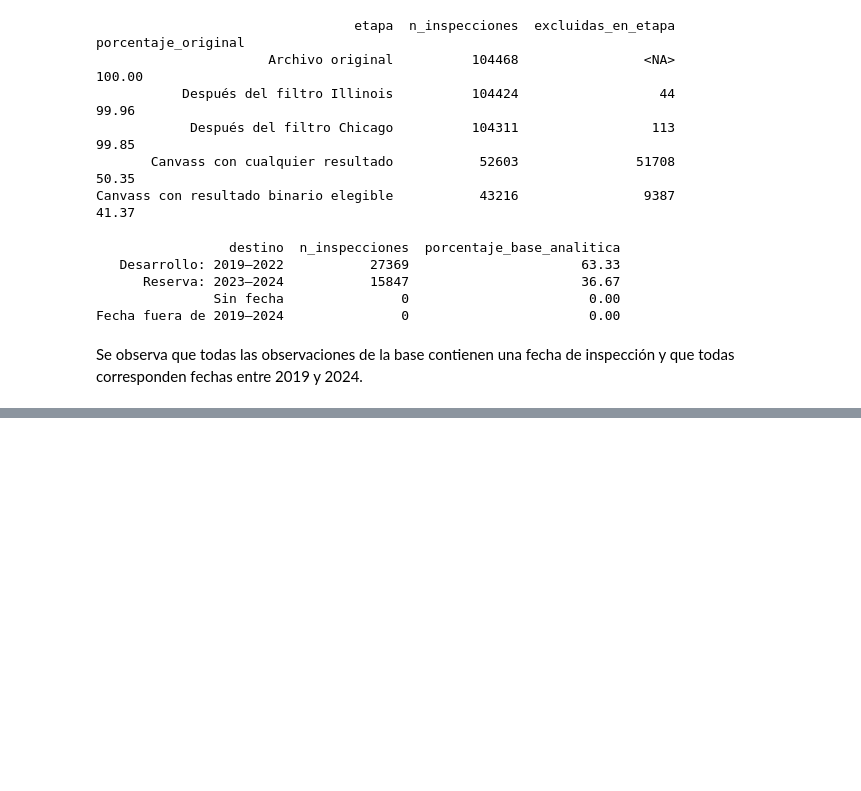
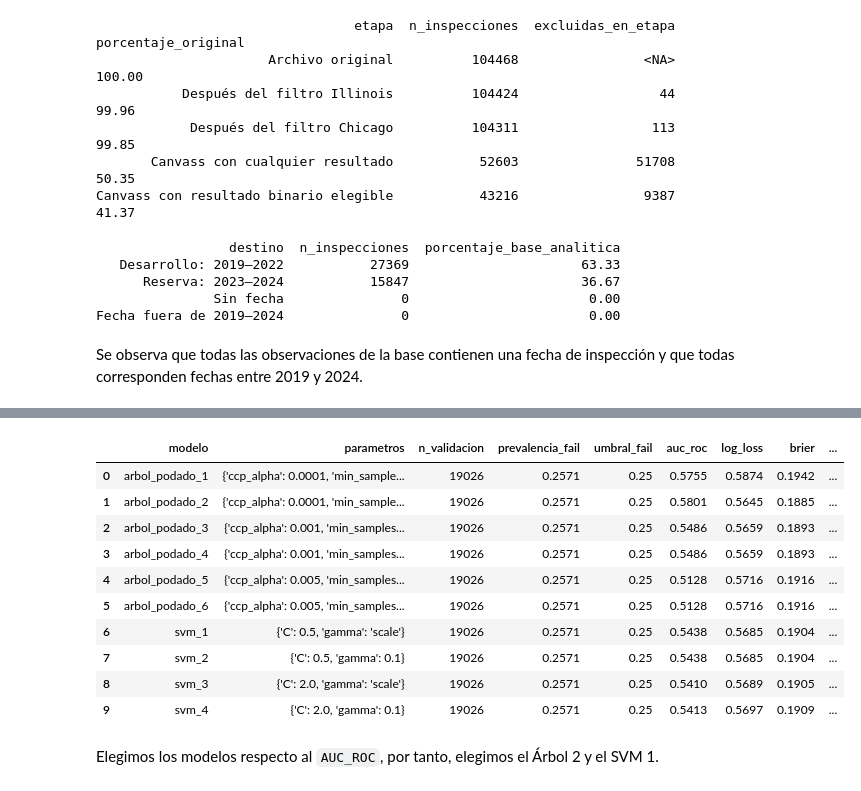
Before and after one commit to jpmondaca/Proyecto-Topicos, a Jupyter notebook: main.ipynb, the cells around one changed output, grey strips where cells are left out. Saved outputs shown, nothing was run; the diff lists cells and outputs as text; code cells hidden in the pictures; blank space fills up the shorter version.

```diff
--- a/main.ipynb
+++ b/main.ipynb
@@ -1408,0 +1599,59 @@ Se observa que todas las observaciones de la base contienen una fecha de inspecc
+# %%
+umbral_fail = 0.25
+if not 0 <= umbral_fail <= 1:
+    raise ValueError("El umbral debe estar entre 0 y 1")
+
+predicciones_m2 = {}
+filas_metricas_m2 = []
+
+for nombre, parametros in parametros_m2.items():
+    inicio = perf_counter()
+    predicciones_ventanas = []
+
+    for anio, entrenamiento, validacion in particiones_m2:
+        modelo = crear_modelo_m2(nombre)
+        modelo.fit(X_m2.iloc[entrenamiento], y_m2.iloc[entrenamiento])
+
+        # Buscar explícitamente la columna de la clase 0 = Fail.
+        columna_fail = np.flatnonzero(modelo.classes_ == 0).item()
+        p_fail = modelo.predict_proba(X_m2.iloc[validacion])[:, columna_fail]
+
+        predicciones_ventanas.append(pd.DataFrame({
+            "inspection_id": base_m2.iloc[validacion]["inspection_id"].to_numpy(),
+            "id_local": base_m2.iloc[validacion]["id_local"].to_numpy(),
+            "inspection_date": base_m2.iloc[validacion]["inspection_date"].to_numpy(),
+            "anio": anio,
+            "resultado": y_m2.iloc[validacion].to_numpy(),
+            "p_fail": p_fail,
+        }))
+        print(f"Terminado {nombre}: validación {anio}", flush=True)
+
+    predicciones = pd.concat(predicciones_ventanas, ignore_index=True)
+    predicciones_m2[nombre] = predicciones
+    respuesta = predicciones["resultado"].to_numpy()
+    p_fail = predicciones["p_fail"].to_numpy()
+    etiquetas = np.where(p_fail >= umbral_fail, 0, 1)
+
+    filas_metricas_m2.append({
+        "modelo": nombre,
+        "parametros": str(parametros),
+        "n_validacion": len(respuesta),
+        "prevalencia_fail": (respuesta == 0).mean(),
+        "umbral_fail": umbral_fail,
+        "auc_roc": roc_auc_score(respuesta == 0, p_fail),
+        "log_loss": log_loss(
+            respuesta, np.column_stack([p_fail, 1 - p_fail]), labels=[0, 1],
+        ),
+        "brier": brier_score_loss(respuesta == 0, p_fail),
+        "sensibilidad_fail": recall_score(respuesta, etiquetas, pos_label=0, zero_division=0),
+        "especificidad": recall_score(respuesta, etiquetas, pos_label=1, zero_division=0),
+        "vpp_fail": precision_score(respuesta, etiquetas, pos_label=0, zero_division=0),
+        "f1_fail": f1_score(respuesta, etiquetas, pos_label=0, zero_division=0),
+        "exactitud": accuracy_score(respuesta, etiquetas),
+        "segundos": perf_counter() - inicio,
+    })
+
+tabla_modelos_m2 = pd.DataFrame(filas_metricas_m2)
+with pd.option_context("display.max_columns", None):
+    display(tabla_modelos_m2.round(4))
+# %% [output]
@@ -1408,0 +1675,13 @@ Se observa que todas las observaciones de la base contienen una fecha de inspecc
+|  | modelo | parametros | n_validacion | prevalencia_fail | umbral_fail | auc_roc | log_loss | brier | ... |
+| 0 | arbol_podado_1 | {'ccp_alpha': 0.0001, 'min_sample... | 19026 | 0.2571 | 0.25 | 0.5755 | 0.5874 | 0.1942 | ... |
+| 1 | arbol_podado_2 | {'ccp_alpha': 0.0001, 'min_sample... | 19026 | 0.2571 | 0.25 | 0.5801 | 0.5645 | 0.1885 | ... |
+| 2 | arbol_podado_3 | {'ccp_alpha': 0.001, 'min_samples... | 19026 | 0.2571 | 0.25 | 0.5486 | 0.5659 | 0.1893 | ... |
+| 3 | arbol_podado_4 | {'ccp_alpha': 0.001, 'min_samples... | 19026 | 0.2571 | 0.25 | 0.5486 | 0.5659 | 0.1893 | ... |
+| 4 | arbol_podado_5 | {'ccp_alpha': 0.005, 'min_samples... | 19026 | 0.2571 | 0.25 | 0.5128 | 0.5716 | 0.1916 | ... |
+| 5 | arbol_podado_6 | {'ccp_alpha': 0.005, 'min_samples... | 19026 | 0.2571 | 0.25 | 0.5128 | 0.5716 | 0.1916 | ... |
+| 6 | svm_1 | {'C': 0.5, 'gamma': 'scale'} | 19026 | 0.2571 | 0.25 | 0.5438 | 0.5685 | 0.1904 | ... |
+| 7 | svm_2 | {'C': 0.5, 'gamma': 0.1} | 19026 | 0.2571 | 0.25 | 0.5438 | 0.5685 | 0.1904 | ... |
+| 8 | svm_3 | {'C': 2.0, 'gamma': 'scale'} | 19026 | 0.2571 | 0.25 | 0.5410 | 0.5689 | 0.1905 | ... |
+| 9 | svm_4 | {'C': 2.0, 'gamma': 0.1} | 19026 | 0.2571 | 0.25 | 0.5413 | 0.5697 | 0.1909 | ... |
+# %% [markdown]
+Elegimos los modelos respecto al `AUC_ROC`, por tanto, elegimos el Árbol 2 y el SVM 1.
```
Also changed, not shown: parts of 20 cells of this notebook.
